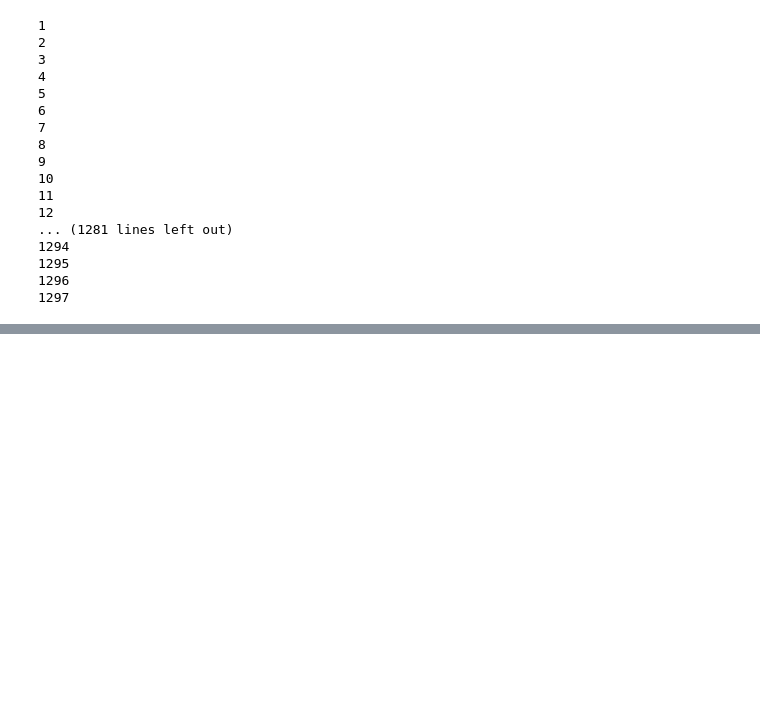
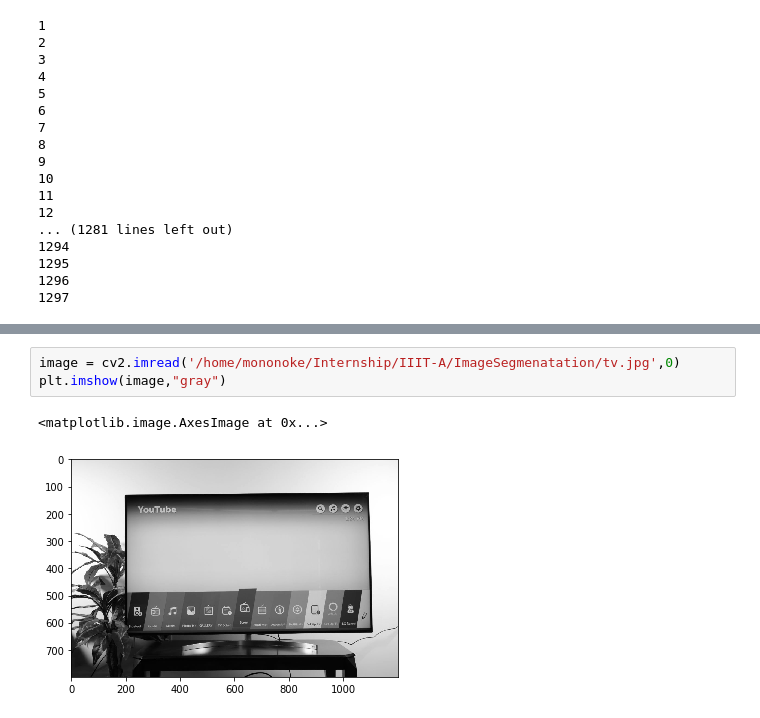
Before and after one commit to r-narula/Learning-OpenCV, a Jupyter notebook: IIIT-A/ImageSegmenatation/imageSegmentation.ipynb, the cells around one changed output, grey strips where cells are left out. Drawn from its saved outputs; the diff is of its cells as text; blank space fills up the shorter version.

```diff
--- a/IIIT-A/ImageSegmenatation/imageSegmentation.ipynb
+++ b/IIIT-A/ImageSegmenatation/imageSegmentation.ipynb
@@ -200,2 +200,6 @@ plt.imshow(img,"gray")
-# %% [markdown]
-##
+# %%
+image = cv2.imread('/home/mononoke/Internship/IIIT-A/ImageSegmenatation/tv.jpg',0)
+plt.imshow(image,"gray")
+# %% [output]
+<matplotlib.image.AxesImage at 0x...>
+[figure, added]
```
Also changed, not shown: parts of 14 cells of this notebook, 11 other files.
